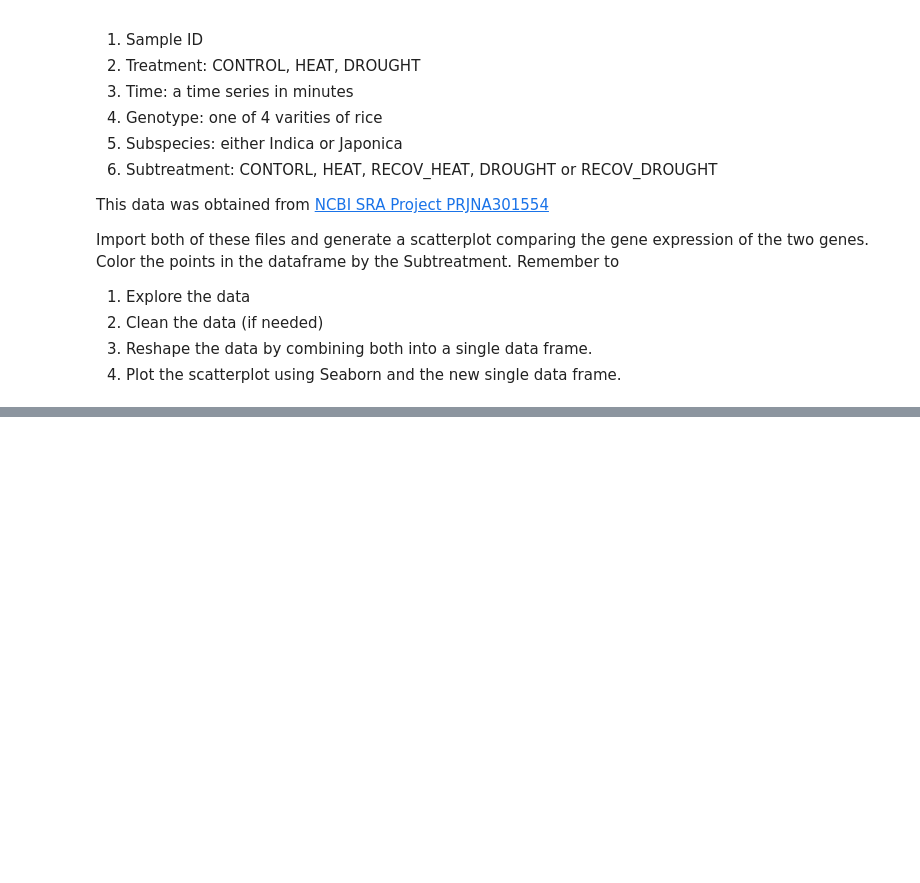
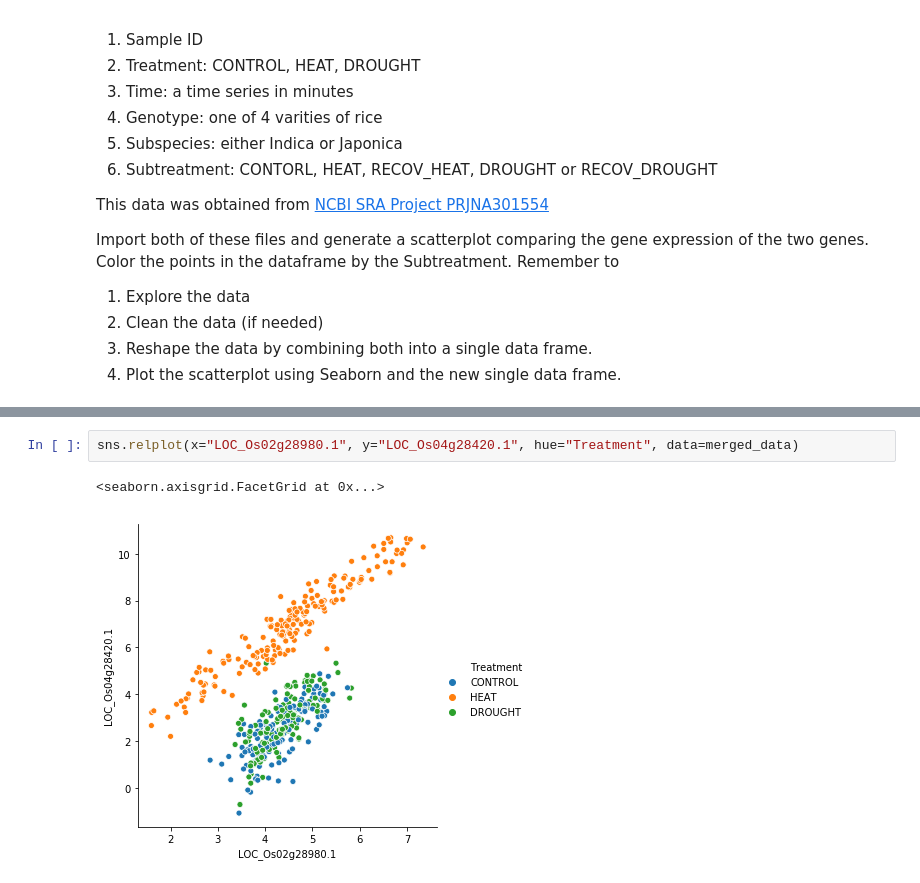
Before and after one commit to richardmanasseh/hort503, a Jupyter notebook: Assignments/Assignment10/A08-Data_Wrangling-Practice.ipynb, the cells around one changed output, grey strips where cells are left out. Drawn from its saved outputs; the diff is of its cells as text; blank space fills up the shorter version.

```diff
--- a/Assignments/Assignment10/A08-Data_Wrangling-Practice.ipynb
+++ b/Assignments/Assignment10/A08-Data_Wrangling-Practice.ipynb
@@ -46,0 +241,5 @@ Import both of these files and generate a scatterplot comparing the gene express
+# %%
+sns.relplot(x="LOC_Os02g28980.1", y="LOC_Os04g28420.1", hue="Treatment", data=merged_data)
+# %% [output]
+<seaborn.axisgrid.FacetGrid at 0x...>
+[figure, added]
```
Also changed, not shown: parts of 26 cells of this notebook, 9 other files.
